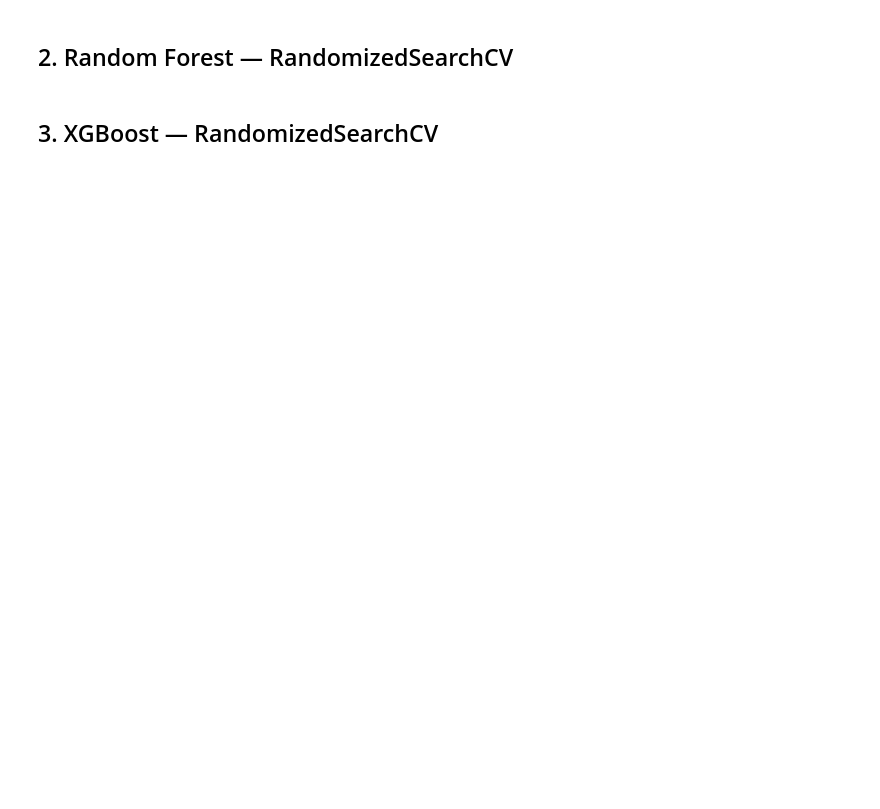
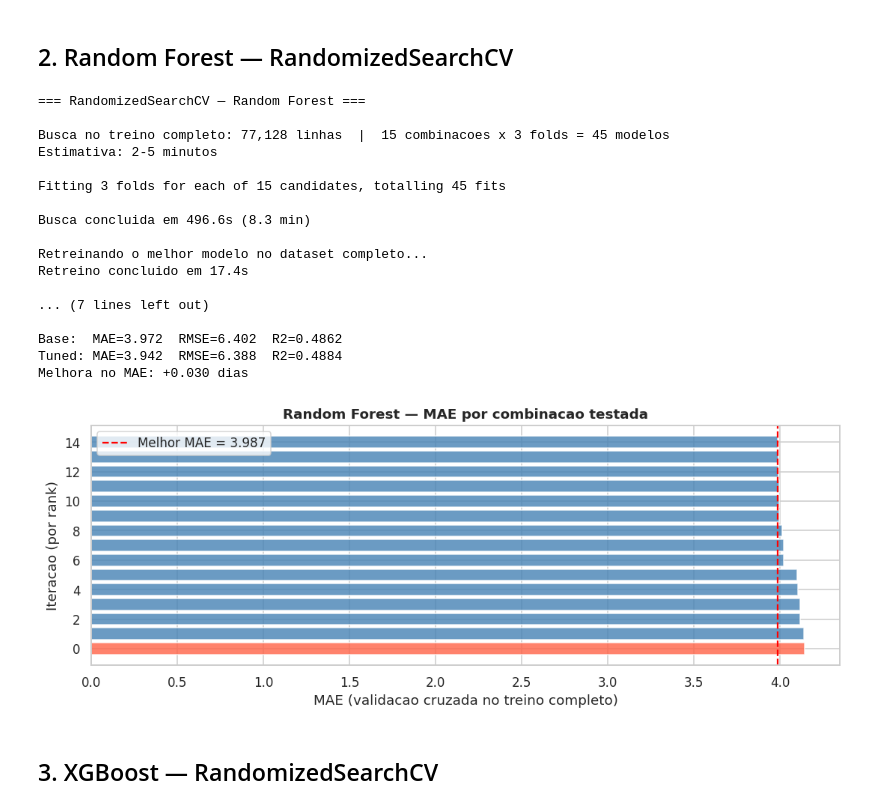
Before and after one commit to Eymardes/projeto-olist, a Jupyter notebook: tuning_olist.ipynb, the cells around one changed output. Saved outputs shown, nothing was run; the diff lists cells and outputs as text; code cells hidden in the pictures; blank space fills up the shorter version.

```diff
--- a/tuning_olist.ipynb
+++ b/tuning_olist.ipynb
@@ -8,10 +8,11 @@ import seaborn as sns
 import warnings
 import time
 import joblib
+from pathlib import Path
 from scipy.stats import randint, uniform
 from sklearn.linear_model import Ridge
 from sklearn.ensemble import RandomForestRegressor
-from sklearn.model_selection import GridSearchCV, RandomizedSearchCV, train_test_split
+from sklearn.model_selection import GridSearchCV, RandomizedSearchCV
 from sklearn.metrics import mean_absolute_error, mean_squared_error, r2_score
 from xgboost import XGBRegressor
 
@@ -19,7 +20,17 @@ warnings.filterwarnings('ignore')
 sns.set_theme(style='whitegrid', palette='muted')
 plt.rcParams['figure.dpi'] = 110
 
-PASTA = 'C:/Users/eymar/Downloads/olist/archive/'
+PASTA = './archive/'
+
+arquivos_treino = ['X_train.csv', 'X_test.csv', 'y_train.csv', 'y_test.csv']
+arquivos_faltando = [nome for nome in arquivos_treino if not Path(PASTA, nome).exists()]
+
+if arquivos_faltando:
+    raise FileNotFoundError(
+        'Arquivos de treino/teste nao encontrados em ./archive/: '
+        + ', '.join(arquivos_faltando)
+        + '. Execute primeiro o notebook preprocessamento_olist.ipynb para gerar esses arquivos.'
+    )
 
 X_train = pd.read_csv(PASTA + 'X_train.csv')
 X_test  = pd.read_csv(PASTA + 'X_test.csv')
@@ -28,13 +39,12 @@ y_test  = pd.read_csv(PASTA + 'y_test.csv').squeeze()
 
 print(f'X_train: {X_train.shape}  |  X_test: {X_test.shape}')
 
-# Amostra para o tuning (25% do treino) — encontra bons parametros muito mais rapido
-# O modelo final e sempre retreinado no dataset completo
-X_sample, _, y_sample, _ = train_test_split(
-    X_train, y_train, train_size=0.25, random_state=42
-)
-print(f'Amostra para tuning: {X_sample.shape[0]:,} linhas ({X_sample.shape[0]/len(X_train)*100:.0f}% do treino)')
-print('Modelo final sera retreinado com 100% do treino apos encontrar os melhores parametros.\n')
+# Tuning usando 100% do dataset de treino.
+# Isso consome mais CPU/RAM, mas evita buscar parametros em uma amostra reduzida.
+X_sample = X_train
+y_sample = y_train
+print(f'Tuning com dataset completo: {X_sample.shape[0]:,} linhas ({X_sample.shape[0]/len(X_train)*100:.0f}% do treino)')
+print('Buscas configuradas com n_jobs=-1 para usar todos os nucleos disponiveis.\n')
 
 # Dicionarios para acumular resultados
 resultados_base  = {}
@@ -57,7 +67,7 @@ modelos_base = [
     ('XGBoost', XGBRegressor(
         n_estimators=300, learning_rate=0.05, max_depth=6,
         subsample=0.8, colsample_bytree=0.8,
-        random_state=42, n_jobs=-1, verbosity=0)),
+        tree_method='hist', random_state=42, n_jobs=-1, verbosity=0)),
 ]
 for nome, modelo in modelos_base:
     t0 = time.time()
@@ -66,4 +76,4 @@ for nome, modelo in modelos_base:
     resultados_base[nome] = res
     print(f'  {nome:<20s}  MAE={res["MAE"]:.3f}  RMSE={res["RMSE"]:.3f}  R2={res["R2"]:.4f}  ({time.time()-t0:.1f}s)')
 
-print('\nBase pronta. Iniciando tuning na amostra...')
+print('\nBase pronta. Iniciando tuning no treino completo...')
@@ -125,7 +162,7 @@ plt.show()
 ## 2. Random Forest — RandomizedSearchCV
 # %%
 print('=== RandomizedSearchCV — Random Forest ===\n')
-print(f'Busca na amostra: {X_sample.shape[0]:,} linhas  |  15 combinacoes x 3 folds = 45 modelos')
+print(f'Busca no treino completo: {X_sample.shape[0]:,} linhas  |  15 combinacoes x 3 folds = 45 modelos')
 print('Estimativa: 2-5 minutos\n')
 
 param_dist_rf = {
@@ -137,18 +174,18 @@ param_dist_rf = {
 }
 
 rs_rf = RandomizedSearchCV(
-    RandomForestRegressor(random_state=42, n_jobs=-1),
+    RandomForestRegressor(random_state=42, n_jobs=1),
     param_distributions=param_dist_rf,
     n_iter=15,
     scoring='neg_mean_absolute_error',
     cv=3,
-    n_jobs=1,
+    n_jobs=-1,
     verbose=1,
     random_state=42
 )
 
 t0 = time.time()
-rs_rf.fit(X_sample, y_sample)    # busca na amostra
+rs_rf.fit(X_sample, y_sample)    # busca no treino completo
 tempo = time.time() - t0
 print(f'\nBusca concluida em {tempo:.1f}s ({tempo/60:.1f} min)')
 
@@ -158,35 +195,54 @@ t0 = time.time()
 melhor_rf = RandomForestRegressor(**rs_rf.best_params_, random_state=42, n_jobs=-1)
 melhor_rf.fit(X_train, y_train)
 print(f'Retreino concluido em {time.time()-t0:.1f}s')
 
 print(f'\nMelhores parametros encontrados:')
 for k, v in sorted(rs_rf.best_params_.items()):
     print(f'  {k:<25s}: {v}')
-print(f'MAE na validacao cruzada (amostra): {-rs_rf.best_score_:.3f} dias')
+print(f'MAE na validacao cruzada (treino completo): {-rs_rf.best_score_:.3f} dias')
 
 y_pred_rf_t = melhor_rf.predict(X_test)
 res = calc_metricas(y_test, y_pred_rf_t)
 resultados_tuned['Random Forest'] = res
 
 base = resultados_base['Random Forest']
 print(f'\nBase:  MAE={base["MAE"]:.3f}  RMSE={base["RMSE"]:.3f}  R2={base["R2"]:.4f}')
 print(f'Tuned: MAE={res["MAE"]:.3f}  RMSE={res["RMSE"]:.3f}  R2={res["R2"]:.4f}')
 print(f'Melhora no MAE: {base["MAE"] - res["MAE"]:+.3f} dias')
 
 # Grafico: scores por iteracao
 cv_rf = pd.DataFrame(rs_rf.cv_results_).sort_values('rank_test_score')
 fig, ax = plt.subplots(figsize=(10, 4))
 scores = -cv_rf['mean_test_score'].values
 ax.barh(range(len(scores)), scores[::-1],
         color=['tomato' if i == 0 else 'steelblue' for i in range(len(scores))], alpha=0.8)
 ax.axvline(-rs_rf.best_score_, color='red', linestyle='--', linewidth=1.5,
            label=f'Melhor MAE = {-rs_rf.best_score_:.3f}')
-ax.set_xlabel('MAE (validacao cruzada na amostra)')
+ax.set_xlabel('MAE (validacao cruzada no treino completo)')
 ax.set_ylabel('Iteracao (por rank)')
 ax.set_title('Random Forest — MAE por combinacao testada', fontweight='bold')
 ax.legend()
 plt.tight_layout()
 plt.show()
+# %% [output]
+=== RandomizedSearchCV — Random Forest ===
+
+Busca no treino completo: 77,128 linhas  |  15 combinacoes x 3 folds = 45 modelos
+Estimativa: 2-5 minutos
+
+Fitting 3 folds for each of 15 candidates, totalling 45 fits
+
+Busca concluida em 496.6s (8.3 min)
+
+Retreinando o melhor modelo no dataset completo...
+Retreino concluido em 17.4s
+
+... (7 lines left out)
+
+Base:  MAE=3.972  RMSE=6.402  R2=0.4862
+Tuned: MAE=3.942  RMSE=6.388  R2=0.4884
+Melhora no MAE: +0.030 dias
+[figure, added]
 # %% [markdown]
 ## 3. XGBoost — RandomizedSearchCV
 # %%
```
Also changed, not shown: parts of 5 cells of this notebook, 8 other files.
